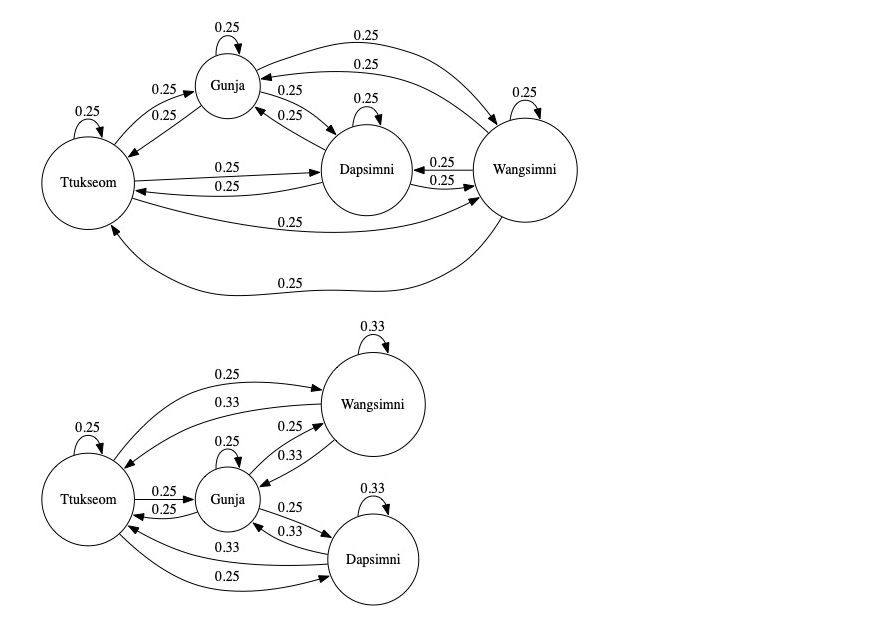
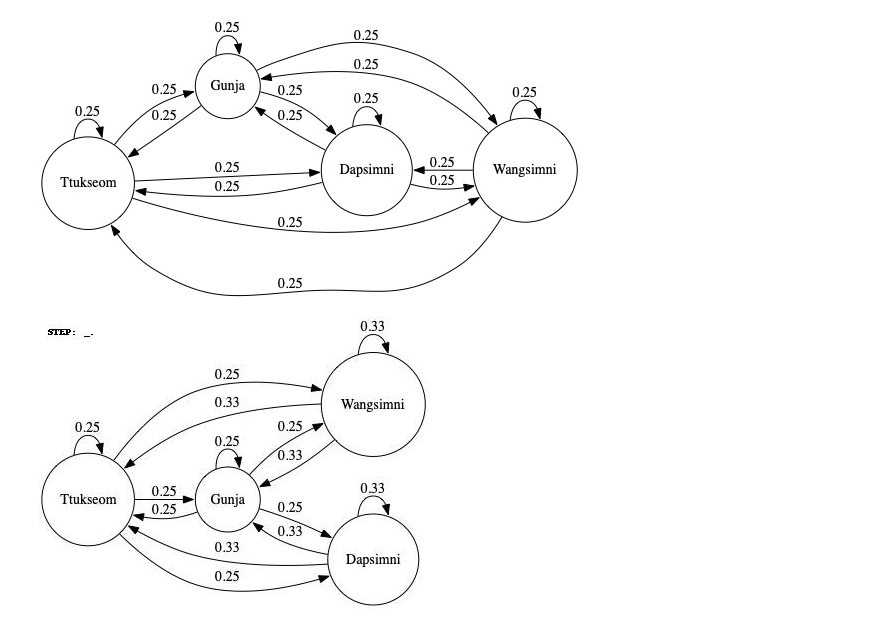
Before and after one commit to ardiantovn/markovchain, a Jupyter notebook: markovchain.ipynb, the cells around one changed output. Cells and saved outputs as stored; diff of their text form; code cells hidden in the pictures.

```diff
--- a/markovchain.ipynb
+++ b/markovchain.ipynb
@@ -298,6 +342,6 @@ Image(base_img)
 # %% [output]
 [figure]
 # %%
-Image(gif_img)
+ImageDisplay(gif_img)
 # %% [output]
-[figure, old version]
+[figure, new version]
```
Also changed, not shown: parts of 13 cells of this notebook, 30 other files.
